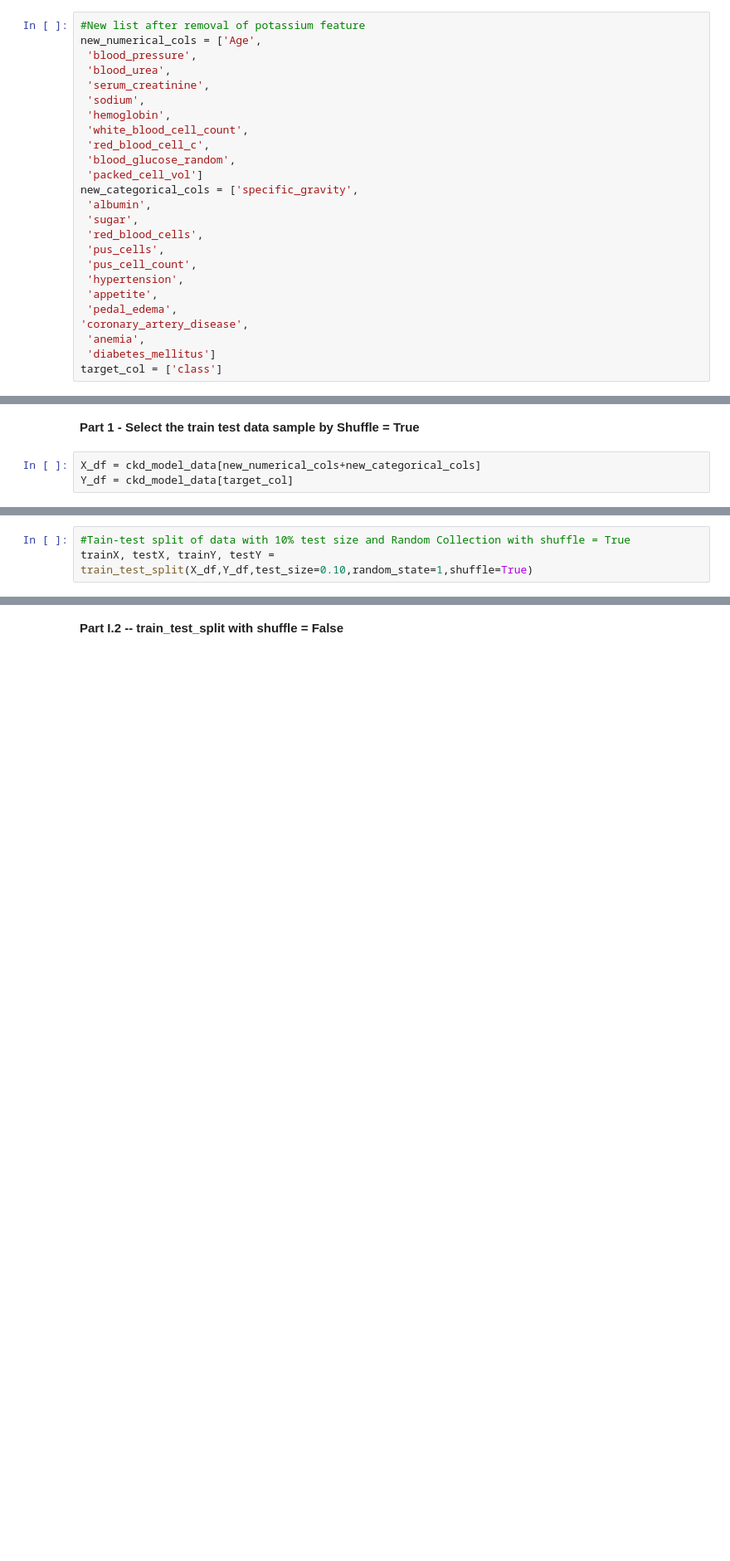
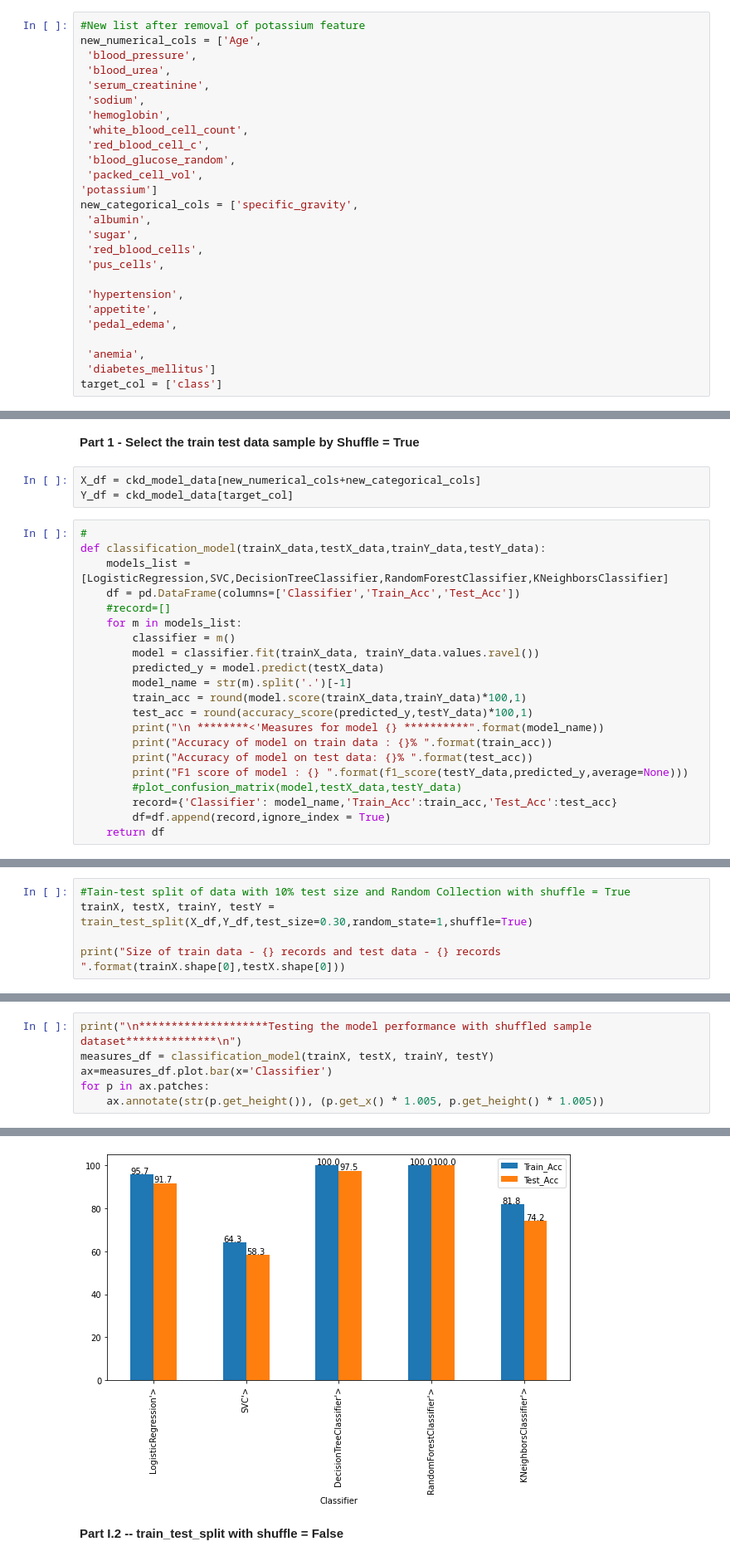
Before and after one commit to reenanagrale/Data_Mining_assignment, a Jupyter notebook: Chronic Kidney Disease_Group102.ipynb, the cells around one changed output, grey strips where cells are left out. Shown at 83% size. Saved outputs shown, nothing was run; the diff lists cells and outputs as text; blank space fills up the shorter version.

```diff
--- a/Chronic Kidney Disease_Group102.ipynb
+++ b/Chronic Kidney Disease_Group102.ipynb
@@ -651,17 +659,18 @@ new_numerical_cols = ['Age',
  'white_blood_cell_count',
  'red_blood_cell_c',
  'blood_glucose_random',
- 'packed_cell_vol']
+ 'packed_cell_vol',
+'potassium']
 new_categorical_cols = ['specific_gravity',
  'albumin',
  'sugar',
  'red_blood_cells',
  'pus_cells',
- 'pus_cell_count',
+
  'hypertension',
  'appetite',
  'pedal_edema',
-'coronary_artery_disease',
+
  'anemia',
  'diabetes_mellitus']
 target_col = ['class']
@@ -718,3 +725,24 @@ from sklearn.tree import DecisionTreeClassifier
 # %%
 X_df = ckd_model_data[new_numerical_cols+new_categorical_cols]
 Y_df = ckd_model_data[target_col]
+# %%
+#
+def classification_model(trainX_data,testX_data,trainY_data,testY_data):
+    models_list = [LogisticRegression,SVC,DecisionTreeClassifier,RandomForestClassifier,KNeighborsClassifier]
+    df = pd.DataFrame(columns=['Classifier','Train_Acc','Test_Acc'])
+    #record=[]
+    for m in models_list:
+        classifier = m()
+        model = classifier.fit(trainX_data, trainY_data.values.ravel())
+        predicted_y = model.predict(testX_data)
+        model_name = str(m).split('.')[-1]
+        train_acc = round(model.score(trainX_data,trainY_data)*100,1)
+        test_acc = round(accuracy_score(predicted_y,testY_data)*100,1)
+        print("\n ********<'Measures for model {} **********".format(model_name))
+        print("Accuracy of model on train data : {}% ".format(train_acc))
+        print("Accuracy of model on test data: {}% ".format(test_acc))
+        print("F1 score of model : {} ".format(f1_score(testY_data,predicted_y,average=None)))
+        #plot_confusion_matrix(model,testX_data,testY_data)
+        record={'Classifier': model_name,'Train_Acc':train_acc,'Test_Acc':test_acc}
+        df=df.append(record,ignore_index = True)
+    return df
@@ -721,3 +752,5 @@ Y_df = ckd_model_data[target_col]
 # %%
 #Tain-test split of data with 10% test size and Random Collection with shuffle = True
-trainX, testX, trainY, testY = train_test_split(X_df,Y_df,test_size=0.10,random_state=1,shuffle=True)
+trainX, testX, trainY, testY = train_test_split(X_df,Y_df,test_size=0.30,random_state=1,shuffle=True)
+
+print("Size of train data - {} records and test data - {} records ".format(trainX.shape[0],testX.shape[0]))
@@ -889,0 +761,7 @@ With shuffled sample, we observe that -
+# %%
+print("\n********************Testing the model performance with shuffled sample dataset**************\n")
+measures_df = classification_model(trainX, testX, trainY, testY)
+ax=measures_df.plot.bar(x='Classifier')
+for p in ax.patches:
+    ax.annotate(str(p.get_height()), (p.get_x() * 1.005, p.get_height() * 1.005))
+# %% [output]
@@ -890,3 +801,4 @@ With shuffled sample, we observe that -
+[figure, added]
 # %% [markdown]
 **Part I.2 --
         train_test_split with shuffle = False**
```
Also changed, not shown: parts of 81 cells of this notebook, 1 other file.
